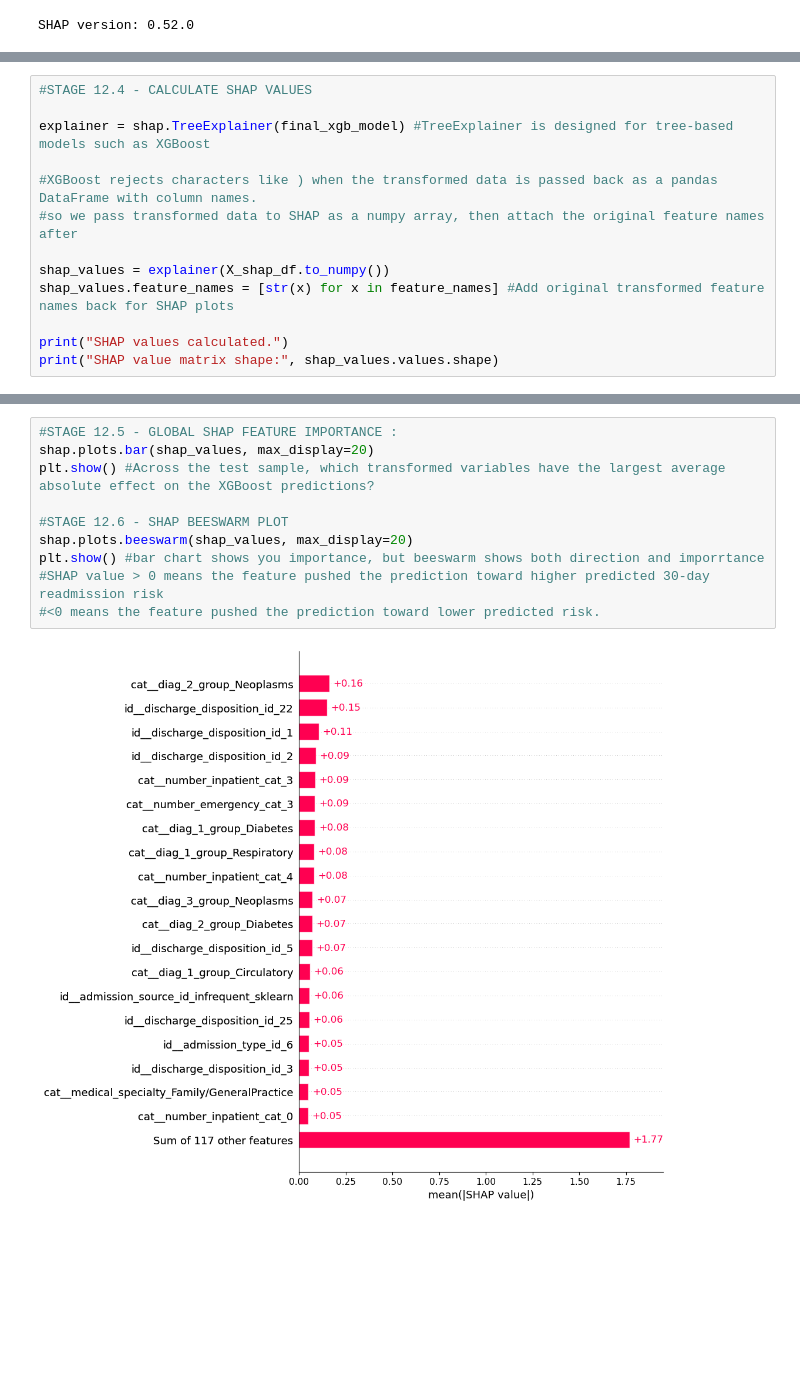
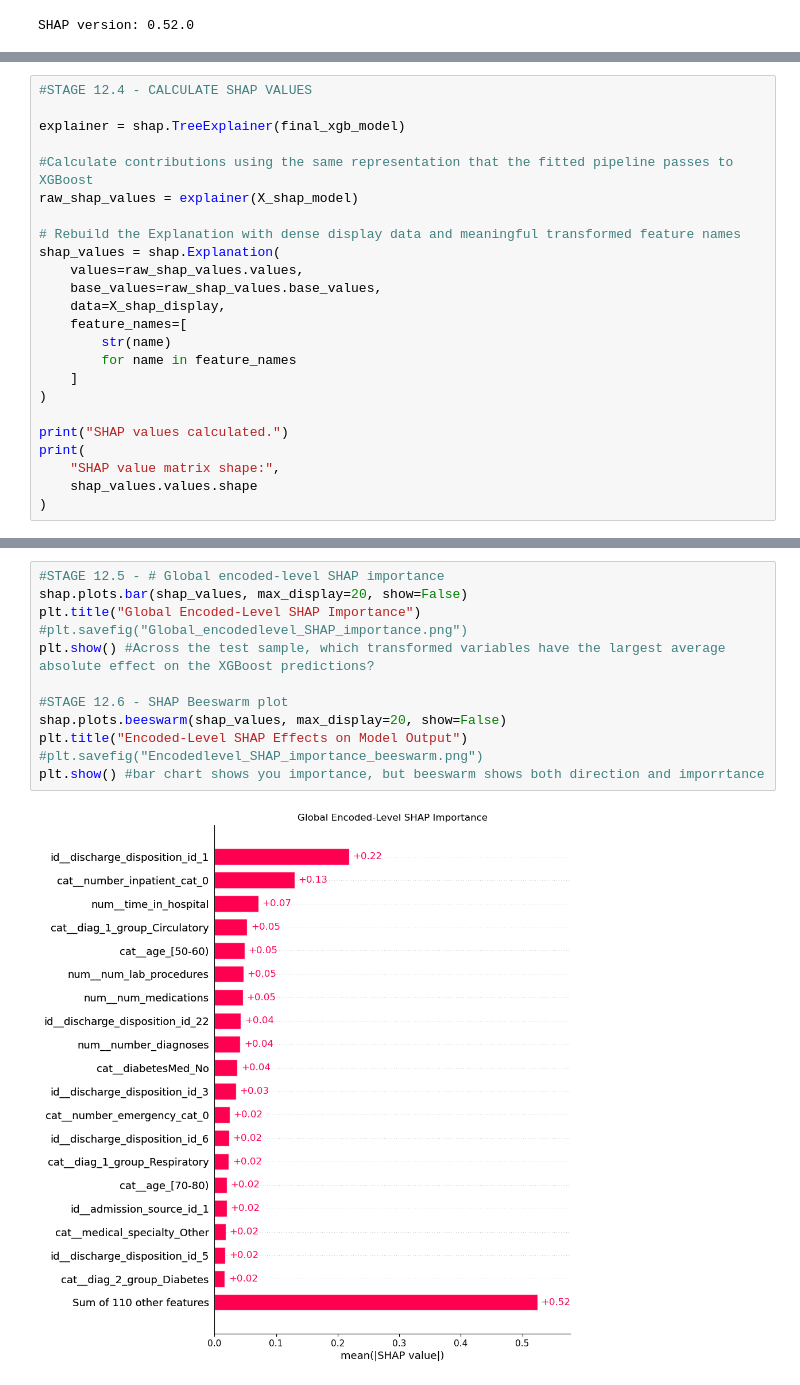
Before and after one commit to ran-kalamba/capstone-project, a Jupyter notebook: notebooks/diabetes_readmission_capstone.ipynb, the cells around one changed output, grey strips where cells are left out. Cells and saved outputs as stored; diff of their text form; blank space fills up the shorter version.

Commit message:
added figures, readme, requirements, finalized notebook,added slide decks

```diff
--- a/notebooks/diabetes_readmission_capstone.ipynb
+++ b/notebooks/diabetes_readmission_capstone.ipynb
@@ -2459,15 +2708,26 @@ SHAP sample shape: (1000, 136)
 # %%
 #STAGE 12.4 - CALCULATE SHAP VALUES
 
-explainer = shap.TreeExplainer(final_xgb_model) #TreeExplainer is designed for tree-based models such as XGBoost
+explainer = shap.TreeExplainer(final_xgb_model)
 
-#XGBoost rejects characters like ) when the transformed data is passed back as a pandas DataFrame with column names.
-#so we pass transformed data to SHAP as a numpy array, then attach the original feature names after
+#Calculate contributions using the same representation that the fitted pipeline passes to XGBoost
+raw_shap_values = explainer(X_shap_model)
 
-shap_values = explainer(X_shap_df.to_numpy())
-shap_values.feature_names = [str(x) for x in feature_names] #Add original transformed feature names back for SHAP plots
+# Rebuild the Explanation with dense display data and meaningful transformed feature names
+shap_values = shap.Explanation(
+    values=raw_shap_values.values,
+    base_values=raw_shap_values.base_values,
+    data=X_shap_display,
+    feature_names=[
+        str(name)
+        for name in feature_names
+    ]
+)
 
 print("SHAP values calculated.")
-print("SHAP value matrix shape:", shap_values.values.shape)
+print(
+    "SHAP value matrix shape:",
+    shap_values.values.shape
+)
 # %% [output]
 SHAP values calculated.
@@ -2475,12 +2767,14 @@ SHAP value matrix shape: (1000, 136)
 # %%
-#STAGE 12.5 - GLOBAL SHAP FEATURE IMPORTANCE :
-shap.plots.bar(shap_values, max_display=20)
+#STAGE 12.5 - # Global encoded-level SHAP importance
+shap.plots.bar(shap_values, max_display=20, show=False)
+plt.title("Global Encoded-Level SHAP Importance")
+#plt.savefig("Global_encodedlevel_SHAP_importance.png")
 plt.show() #Across the test sample, which transformed variables have the largest average absolute effect on the XGBoost predictions?
 
-#STAGE 12.6 - SHAP BEESWARM PLOT
-shap.plots.beeswarm(shap_values, max_display=20)
+#STAGE 12.6 - SHAP Beeswarm plot
+shap.plots.beeswarm(shap_values, max_display=20, show=False)
+plt.title("Encoded-Level SHAP Effects on Model Output")
+#plt.savefig("Encodedlevel_SHAP_importance_beeswarm.png")
 plt.show() #bar chart shows you importance, but beeswarm shows both direction and imporrtance
-#SHAP value > 0 means the feature pushed the prediction toward higher predicted 30-day readmission risk
-#<0 means the feature pushed the prediction toward lower predicted risk.
 # %% [output]
-[figure, old version]
+[figure, new version]
```
Also changed, not shown: parts of 75 cells of this notebook, 46 other files.
